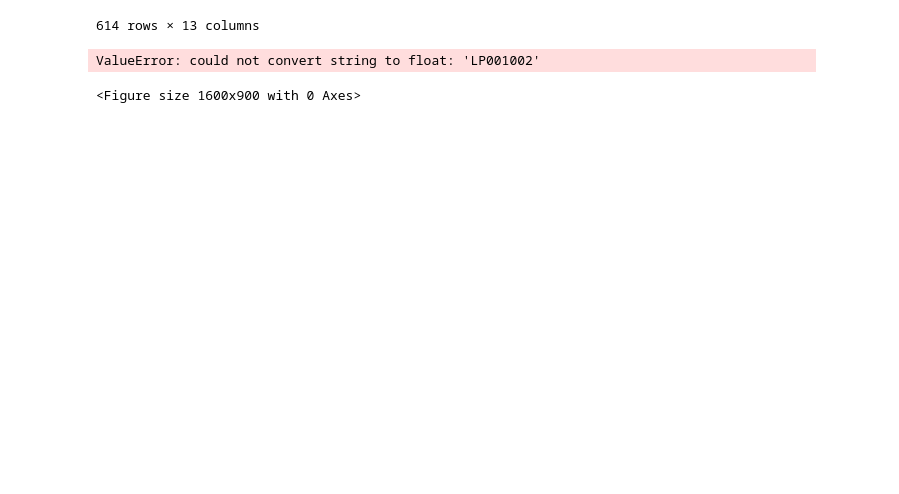
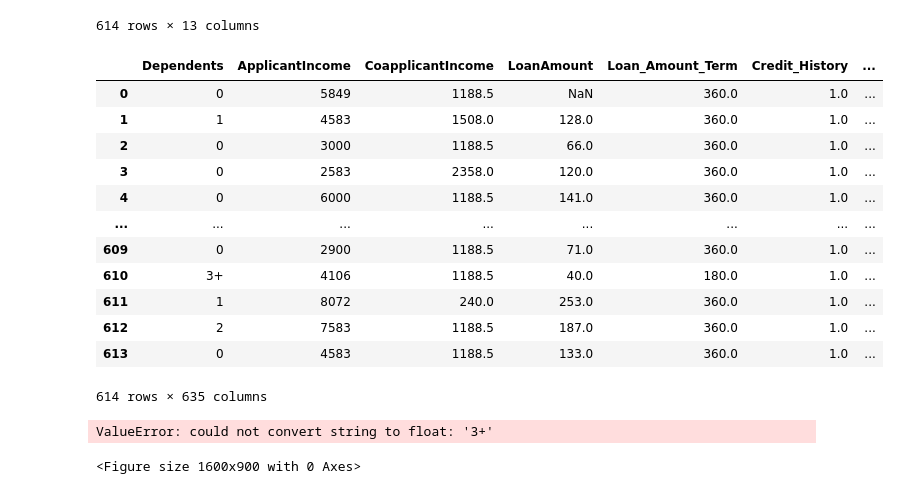
Before and after one commit to Sanayaghimire/Data_Science, a Jupyter notebook: Prediction_for_loan.ipynb, the cells around one changed output. Saved outputs shown, nothing was run; the diff lists cells and outputs as text; code cells hidden in the pictures; blank space fills up the shorter version.

```diff
--- a/Prediction_for_loan.ipynb
+++ b/Prediction_for_loan.ipynb
@@ -175,3 +175,21 @@ data
 | 612 | LP002984 | Male | Yes | 2 | Graduate | No | 7583 | 1188.5 | ... |
 | 613 | LP002990 | Female | No | 0 | Graduate | Yes | 4583 | 1188.5 | ... |
 614 rows × 13 columns
+# %%
+# auto=data[['Dependents', 'ApplicantIncome', 'CoapplicantIncome', 'LoanAmount','Loan_Amount_Term','Credit_History']]
+data_encoded = pd.get_dummies(data, columns=['Loan_ID','Gender', 'Married', 'Education','Education', 'Self_Employed', 'Property_Area','Loan_Status'])
+data_encoded
+# %% [output]
+|  | Dependents | ApplicantIncome | CoapplicantIncome | LoanAmount | Loan_Amount_Term | Credit_History | ... |
+| 0 | 0 | 5849 | 1188.5 | NaN | 360.0 | 1.0 | ... |
+| 1 | 1 | 4583 | 1508.0 | 128.0 | 360.0 | 1.0 | ... |
+| 2 | 0 | 3000 | 1188.5 | 66.0 | 360.0 | 1.0 | ... |
+| 3 | 0 | 2583 | 2358.0 | 120.0 | 360.0 | 1.0 | ... |
+| 4 | 0 | 6000 | 1188.5 | 141.0 | 360.0 | 1.0 | ... |
+| ... | ... | ... | ... | ... | ... | ... | ... |
+| 609 | 0 | 2900 | 1188.5 | 71.0 | 360.0 | 1.0 | ... |
+| 610 | 3+ | 4106 | 1188.5 | 40.0 | 180.0 | 1.0 | ... |
+| 611 | 1 | 8072 | 240.0 | 253.0 | 360.0 | 1.0 | ... |
+| 612 | 2 | 7583 | 1188.5 | 187.0 | 360.0 | 1.0 | ... |
+| 613 | 0 | 4583 | 1188.5 | 133.0 | 360.0 | 1.0 | ... |
+614 rows × 635 columns
@@ -178,10 +201,10 @@ data
 # %%
 plt.figure(figsize=(16,9))
-corr = data.corr()
+corr = data_encoded.corr()
 sns.heatmap(corr, annot=True, cmap='Set1')
 plt.show()
 # %% [output]
-ValueError: could not convert string to float: 'LP001002'
+ValueError: could not convert string to float: '3+'
 <Figure size 1600x900 with 0 Axes>
 # %%
 # training and normalization of data
```
Also changed, not shown: parts of 1 cell of this notebook.
